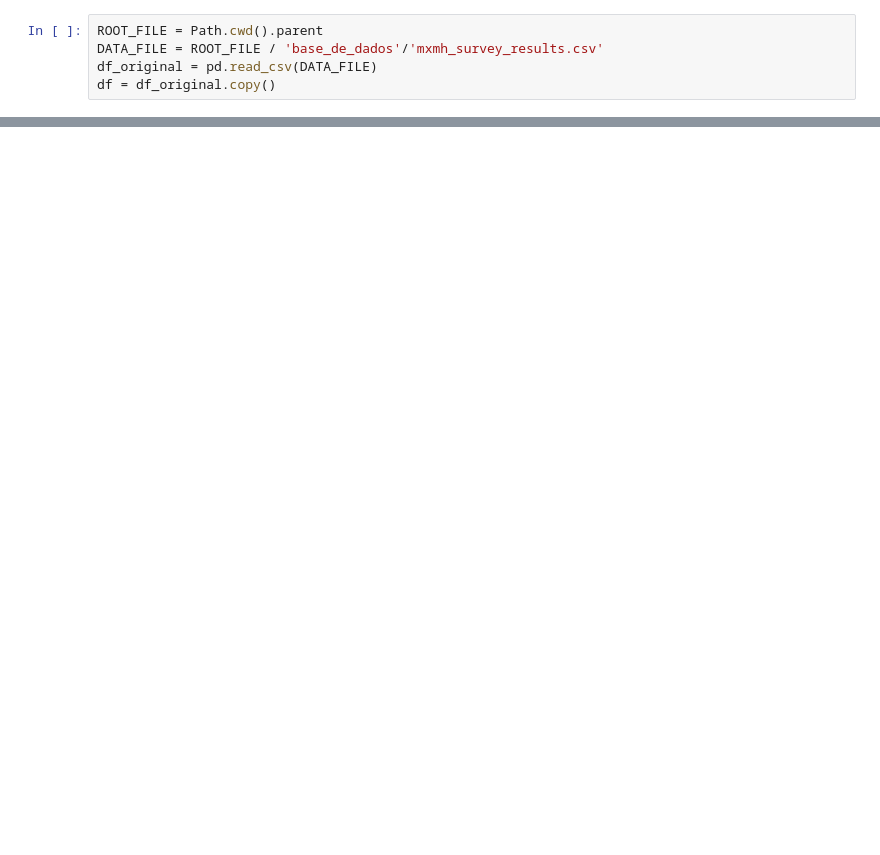
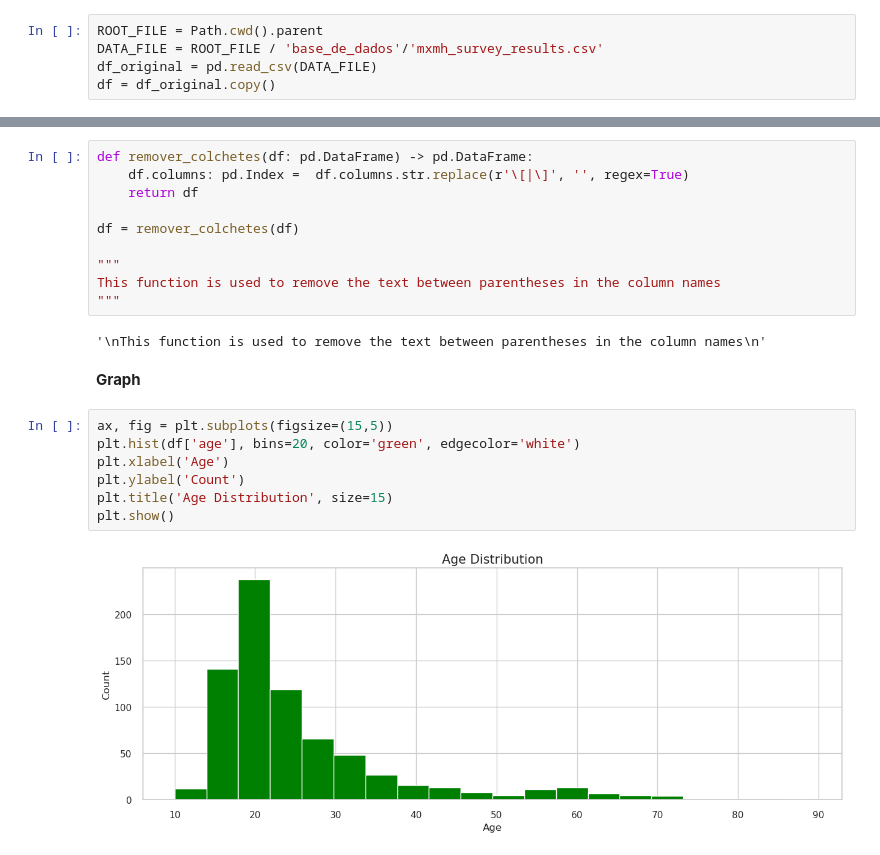
Before and after one commit to pcmoraesmenezes/Exploring-Correlations-Between-Musical-Preferences-and-Mental-Health-A-Machine-Learning-Approach, a Jupyter notebook: código/main.ipynb, the cells around one changed output, grey strips where cells are left out. Saved outputs shown, nothing was run; the diff lists cells and outputs as text; blank space fills up the shorter version.

```diff
--- a/código/main.ipynb
+++ b/código/main.ipynb
@@ -365,0 +251,23 @@ Name: count, dtype: int64
+# %%
+def remover_colchetes(df: pd.DataFrame) -> pd.DataFrame:
+    df.columns: pd.Index =  df.columns.str.replace(r'\[|\]', '', regex=True)
+    return df
+
+df = remover_colchetes(df)
+
+"""
+This function is used to remove the text between parentheses in the column names
+"""
+# %% [output]
+'\nThis function is used to remove the text between parentheses in the column names\n'
+# %% [markdown]
+**Graph**
+# %%
+ax, fig = plt.subplots(figsize=(15,5))
+plt.hist(df['age'], bins=20, color='green', edgecolor='white')
+plt.xlabel('Age')
+plt.ylabel('Count')
+plt.title('Age Distribution', size=15)
+plt.show()
+# %% [output]
+[figure, added]
```
Also changed, not shown: parts of 116 cells of this notebook.
